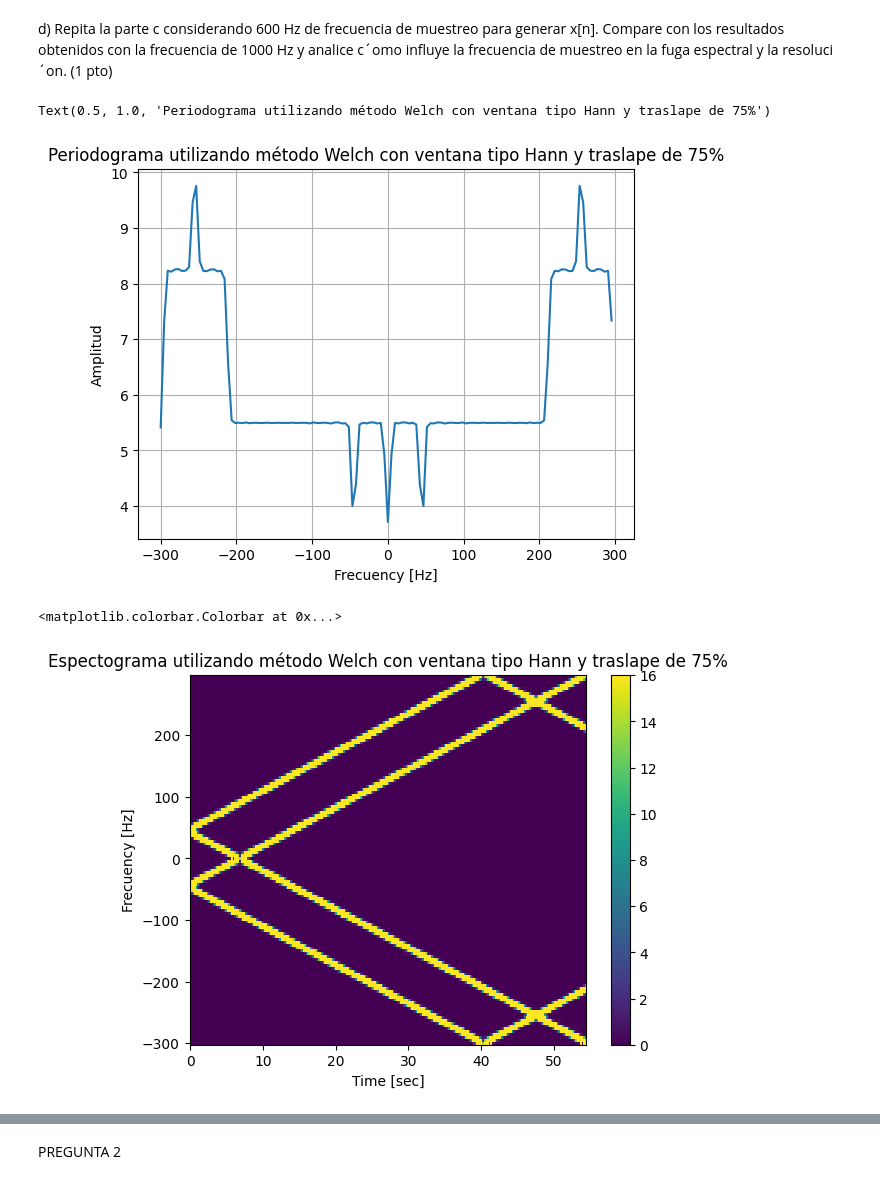
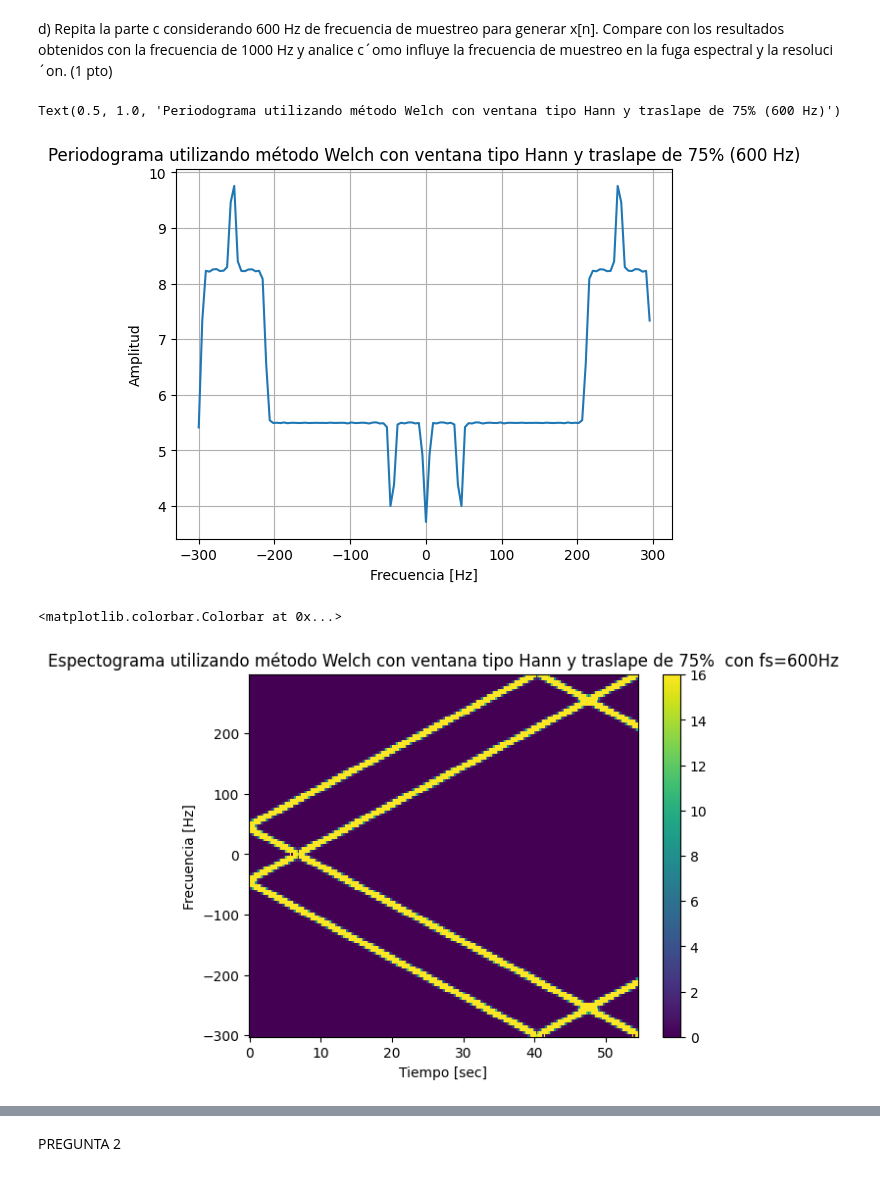
Before and after one commit to ExampleToFollow/PracticasPDS, a Jupyter notebook: Lab3/LAB3_IF_Computacional_HineillCespedes_20213704.ipynb, the cells around one changed output, grey strips where cells are left out. Saved outputs shown, nothing was run; the diff lists cells and outputs as text; code cells hidden in the pictures.

```diff
--- a/Lab3/LAB3_IF_Computacional_HineillCespedes_20213704.ipynb
+++ b/Lab3/LAB3_IF_Computacional_HineillCespedes_20213704.ipynb
@@ -141,41 +145,41 @@ d) Repita la parte c considerando 600 Hz de frecuencia de muestreo para generar
 resultados obtenidos con la frecuencia de 1000 Hz y analice c´omo influye la frecuencia de muestreo en
 la fuga espectral y la resoluci´on. (1 pto)
 # %%
-#METODO DE WELCH CON TRASLAPE 75% Y VENTANA DE TIPO
+#METODO DE WELCH CON TRASLAPE 75% Y VENTANA DE TIPO --- 600 HZ
 L = 128
 M = 256
 N = L*M
 fs = 600
 Ts = 1./fs
 n = np.arange(N)
 t = n*Ts
 signal = 5*np.cos(25*np.pi*(t**2))*np.sin(90*np.pi*t)
 Lo = int(L*(3/4))
 w = np.hamming(L) /  np.sqrt(np.mean(  np.abs( np.hamming(L)  )**2  ))
 signal_welch_frecuencia = np.zeros([M,L])
 for m in range(M):
     signal_welch_frecuencia[m,:] = np.abs(np.fft.fft(w*signal[m*(L-Lo):m*(L-Lo) + L]))**2 / L
 signal_welch_frecuencia = np.fft.fftshift(signal_welch_frecuencia,axes=1)
 signal_welch_frecuencia_promedio = np.mean(signal_welch_frecuencia,axis=0)
 frecuencias = (np.arange(L) - L/2) * fs / L
 plt.figure()
 plt.plot(frecuencias,signal_welch_frecuencia_promedio)
 plt.grid('on')
-plt.xlabel('Frecuency [Hz]')
+plt.xlabel('Frecuencia [Hz]')
 plt.ylabel('Amplitud')
-plt.title('Periodograma utilizando método Welch con ventana tipo Hann y traslape de 75%')
+plt.title('Periodograma utilizando método Welch con ventana tipo Hann y traslape de 75% (600 Hz)')
 # %% [output]
-Text(0.5, 1.0, 'Periodograma utilizando método Welch con ventana tipo Hann y traslape de 75%')
+Text(0.5, 1.0, 'Periodograma utilizando método Welch con ventana tipo Hann y traslape de 75% (600 Hz)')
-[figure, old version]
+[figure, new version]
 # %%
 tm = np.arange(M) * L / fs
 fig = plt.figure()
 c = plt.pcolormesh(tm,frecuencias,signal_welch_frecuencia.T,shading='auto')
-plt.xlabel('Time [sec]')
-plt.ylabel('Frecuency [Hz]')
-plt.title("Espectograma utilizando método Welch con ventana tipo Hann y traslape de 75%")
+plt.xlabel('Tiempo [sec]')
+plt.ylabel('Frecuencia [Hz]')
+plt.title("Espectograma utilizando método Welch con ventana tipo Hann y traslape de 75%  con fs=600Hz")
 plt.clim([0,16])
 plt.colorbar(c)
 # %% [output]
 <matplotlib.colorbar.Colorbar at 0x...>
-[figure, old version]
+[figure, new version]
```
Also changed, not shown: parts of 30 cells of this notebook, 12 other files.
